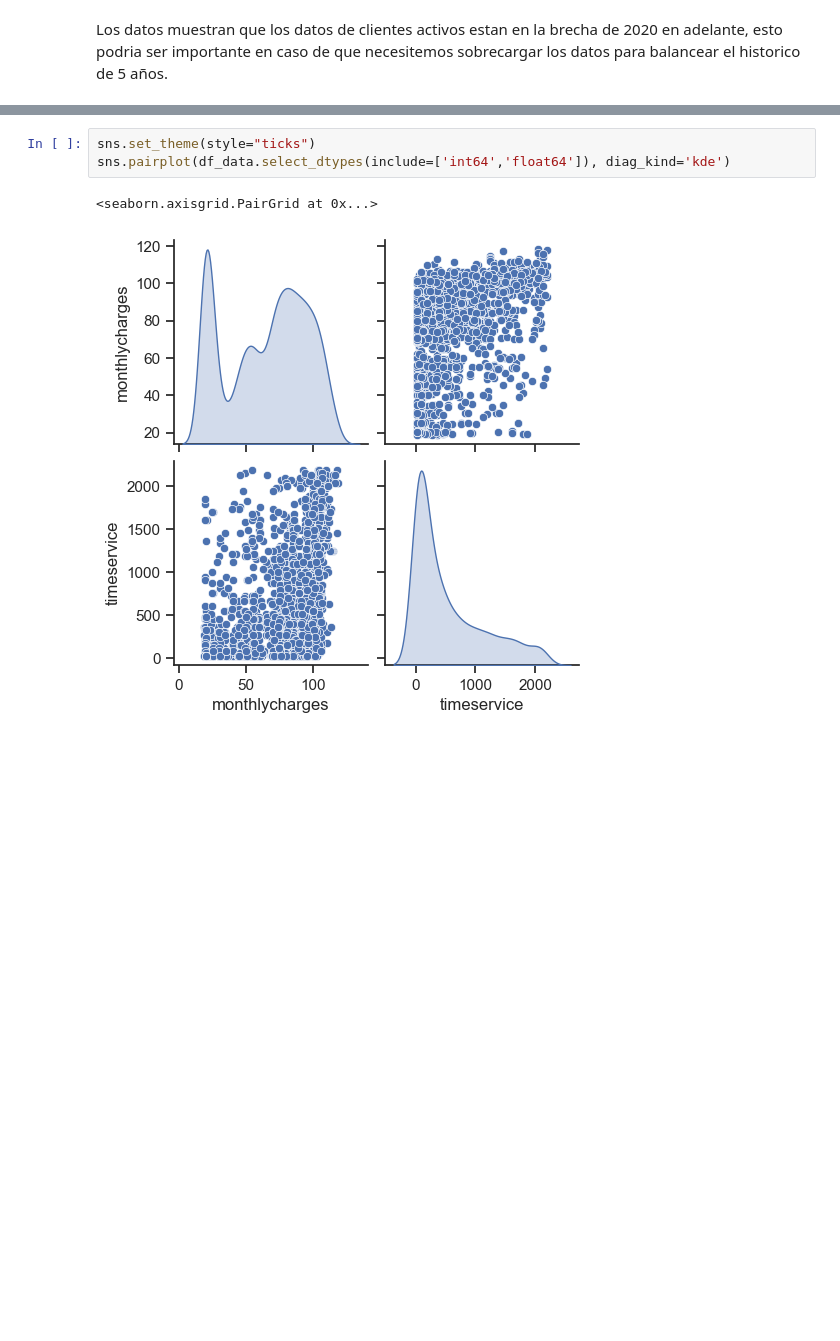
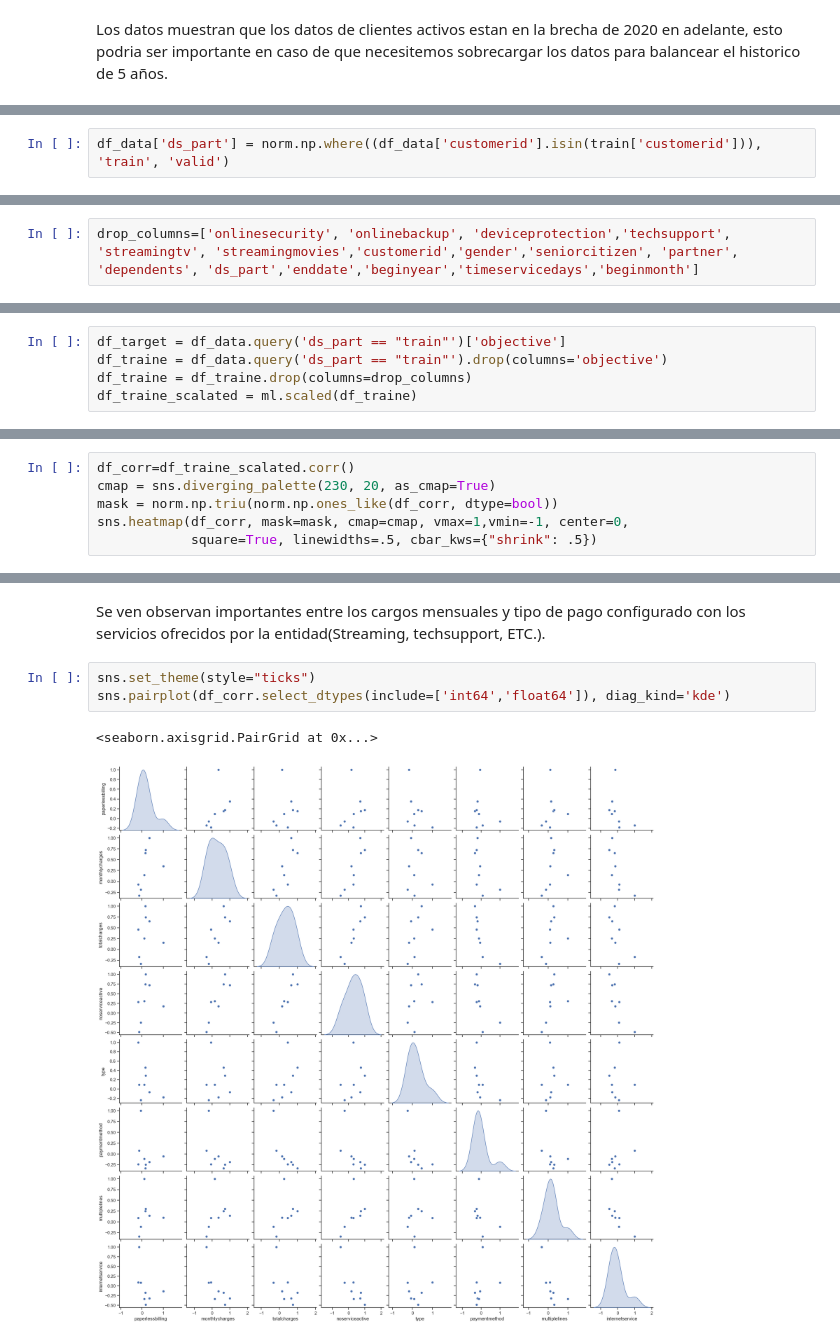
Before and after one commit to davidtorresdata/final_project_tripleten, a Jupyter notebook: notebook.ipynb, the cells around one changed output, grey strips where cells are left out. Saved outputs shown, nothing was run; the diff lists cells and outputs as text; blank space fills up the shorter version.

```diff
--- a/notebook.ipynb
+++ b/notebook.ipynb
@@ -190,0 +431,2 @@ Los datos muestran que los datos de clientes activos estan en la brecha de 2020
+# %%
+df_data['ds_part'] = norm.np.where((df_data['customerid'].isin(train['customerid'])), 'train', 'valid')
@@ -190,0 +462,2 @@ Los datos muestran que los datos de clientes activos estan en la brecha de 2020
+# %%
+drop_columns=['onlinesecurity', 'onlinebackup', 'deviceprotection','techsupport', 'streamingtv', 'streamingmovies','customerid','gender','seniorcitizen', 'partner', 'dependents', 'ds_part','enddate','beginyear','timeservicedays','beginmonth']
@@ -190,0 +475,5 @@ Los datos muestran que los datos de clientes activos estan en la brecha de 2020
+# %%
+df_target = df_data.query('ds_part == "train"')['objective']
+df_traine = df_data.query('ds_part == "train"').drop(columns='objective')
+df_traine = df_traine.drop(columns=drop_columns)
+df_traine_scalated = ml.scaled(df_traine)
@@ -190,0 +489,6 @@ Los datos muestran que los datos de clientes activos estan en la brecha de 2020
+# %%
+df_corr=df_traine_scalated.corr()
+cmap = sns.diverging_palette(230, 20, as_cmap=True)
+mask = norm.np.triu(norm.np.ones_like(df_corr, dtype=bool))
+sns.heatmap(df_corr, mask=mask, cmap=cmap, vmax=1,vmin=-1, center=0,
+            square=True, linewidths=.5, cbar_kws={"shrink": .5})
@@ -191,6 +498,8 @@ Los datos muestran que los datos de clientes activos estan en la brecha de 2020
+# %% [markdown]
+Se ven observan importantes entre los cargos mensuales y tipo de pago configurado con los servicios ofrecidos por la entidad(Streaming, techsupport, ETC.).
 # %%
 sns.set_theme(style="ticks")
-sns.pairplot(df_data.select_dtypes(include=['int64','float64']), diag_kind='kde')
+sns.pairplot(df_corr.select_dtypes(include=['int64','float64']), diag_kind='kde')
 # %% [output]
 <seaborn.axisgrid.PairGrid at 0x...>
-[figure, old version]
+[figure, new version]
```
Also changed, not shown: parts of 61 cells of this notebook, 2 other files.
